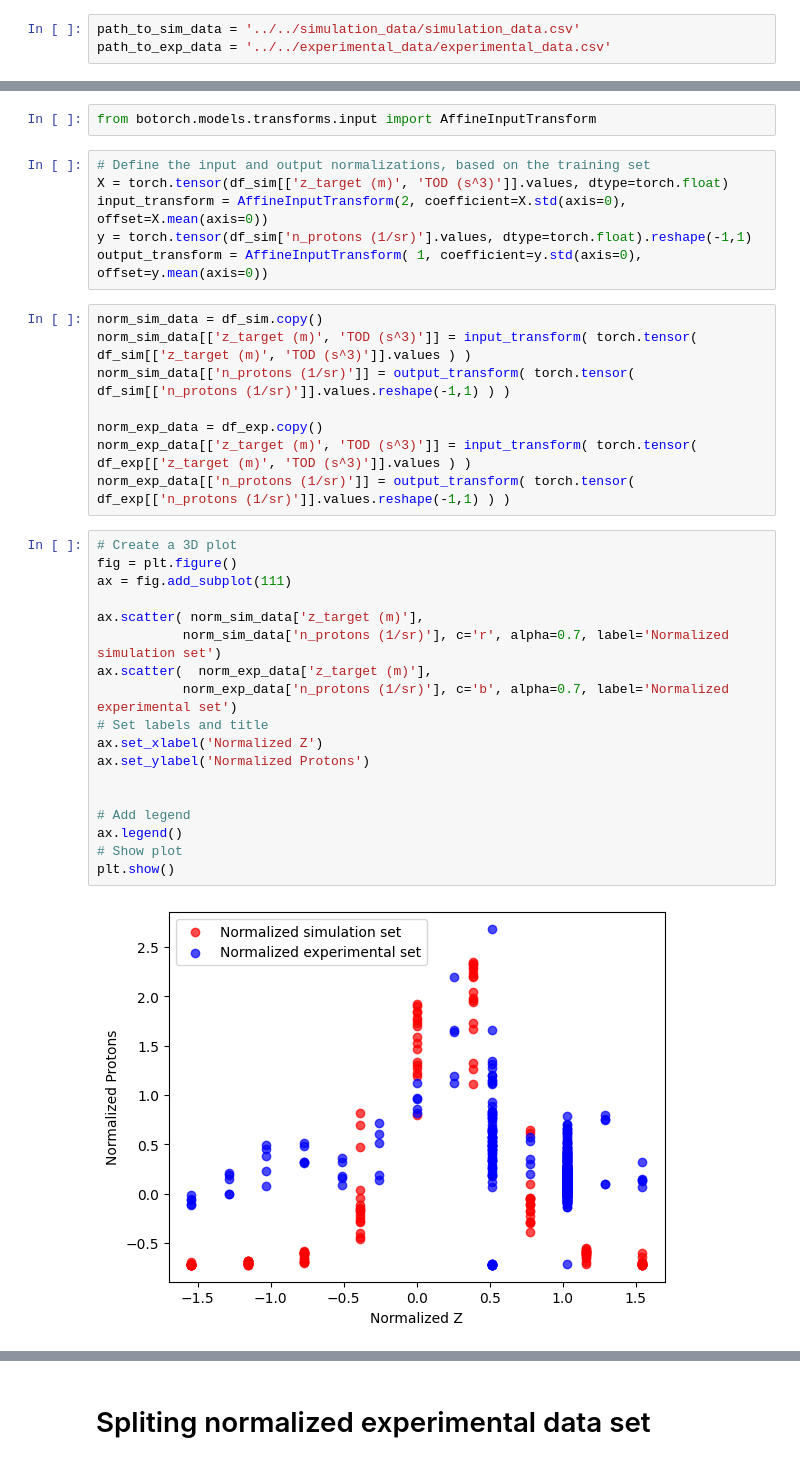
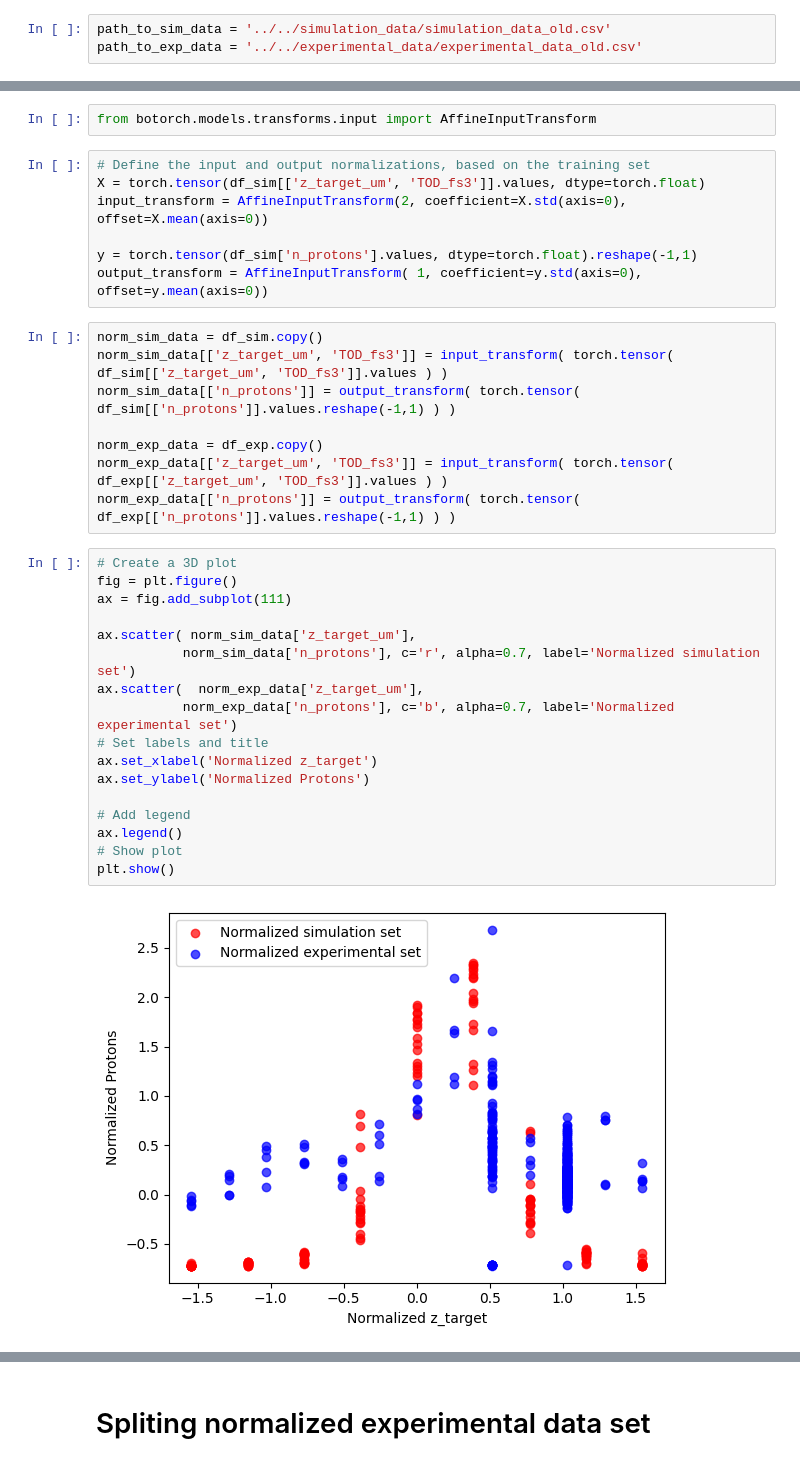
Before and after one commit to BLAST-AI-ML/synapse, a Jupyter notebook: ml/GP_training/MultiTaskGP_training.ipynb, the cells around one changed output, grey strips where cells are left out. Saved outputs shown, nothing was run; the diff lists cells and outputs as text.

```diff
--- a/ml/GP_training/MultiTaskGP_training.ipynb
+++ b/ml/GP_training/MultiTaskGP_training.ipynb
@@ -58,8 +58,8 @@ def multi_input_task_gp(x_sim_1, x_sim_2, y_sim, x_train_1, x_train_2, y_train):
 # %% [markdown]
 # Load and visuzalize the data
 # %%
-path_to_sim_data = '../../simulation_data/simulation_data.csv'
-path_to_exp_data = '../../experimental_data/experimental_data.csv'
+path_to_sim_data = '../../simulation_data/simulation_data_old.csv'
+path_to_exp_data = '../../experimental_data/experimental_data_old.csv'
 # %%
 df_sim = pd.read_csv(path_to_sim_data)
 df_exp = pd.read_csv(path_to_exp_data)
@@ -110,38 +179,38 @@ plt.show()
 from botorch.models.transforms.input import AffineInputTransform
 # %%
 # Define the input and output normalizations, based on the training set
-X = torch.tensor(df_sim[['z_target (m)', 'TOD (s^3)']].values, dtype=torch.float)
+X = torch.tensor(df_sim[['z_target_um', 'TOD_fs3']].values, dtype=torch.float)
 input_transform = AffineInputTransform(2, coefficient=X.std(axis=0), offset=X.mean(axis=0))
-y = torch.tensor(df_sim['n_protons (1/sr)'].values, dtype=torch.float).reshape(-1,1)
+
+y = torch.tensor(df_sim['n_protons'].values, dtype=torch.float).reshape(-1,1)
 output_transform = AffineInputTransform( 1, coefficient=y.std(axis=0), offset=y.mean(axis=0))
 # %%
 norm_sim_data = df_sim.copy()
-norm_sim_data[['z_target (m)', 'TOD (s^3)']] = input_transform( torch.tensor( df_sim[['z_target (m)', 'TOD (s^3)']].values ) )
-norm_sim_data[['n_protons (1/sr)']] = output_transform( torch.tensor( df_sim[['n_protons (1/sr)']].values.reshape(-1,1) ) )
+norm_sim_data[['z_target_um', 'TOD_fs3']] = input_transform( torch.tensor( df_sim[['z_target_um', 'TOD_fs3']].values ) )
+norm_sim_data[['n_protons']] = output_transform( torch.tensor( df_sim[['n_protons']].values.reshape(-1,1) ) )
 
 norm_exp_data = df_exp.copy()
-norm_exp_data[['z_target (m)', 'TOD (s^3)']] = input_transform( torch.tensor( df_exp[['z_target (m)', 'TOD (s^3)']].values ) )
-norm_exp_data[['n_protons (1/sr)']] = output_transform( torch.tensor( df_exp[['n_protons (1/sr)']].values.reshape(-1,1) ) )
+norm_exp_data[['z_target_um', 'TOD_fs3']] = input_transform( torch.tensor( df_exp[['z_target_um', 'TOD_fs3']].values ) )
+norm_exp_data[['n_protons']] = output_transform( torch.tensor( df_exp[['n_protons']].values.reshape(-1,1) ) )
 # %%
 # Create a 3D plot
 fig = plt.figure()
 ax = fig.add_subplot(111)
 
-ax.scatter( norm_sim_data['z_target (m)'],
-           norm_sim_data['n_protons (1/sr)'], c='r', alpha=0.7, label='Normalized simulation set')
-ax.scatter(  norm_exp_data['z_target (m)'],
-           norm_exp_data['n_protons (1/sr)'], c='b', alpha=0.7, label='Normalized experimental set')
+ax.scatter( norm_sim_data['z_target_um'],
+           norm_sim_data['n_protons'], c='r', alpha=0.7, label='Normalized simulation set')
+ax.scatter(  norm_exp_data['z_target_um'],
+           norm_exp_data['n_protons'], c='b', alpha=0.7, label='Normalized experimental set')
 # Set labels and title
-ax.set_xlabel('Normalized Z')
+ax.set_xlabel('Normalized z_target')
 ax.set_ylabel('Normalized Protons')
-
 
 # Add legend
 ax.legend()
 # Show plot
 plt.show()
 # %% [output]
-[figure, old version]
+[figure, new version]
 # %%
 # Create a 3D plot
 fig = plt.figure()
```
Also changed, not shown: parts of 15 cells of this notebook.
